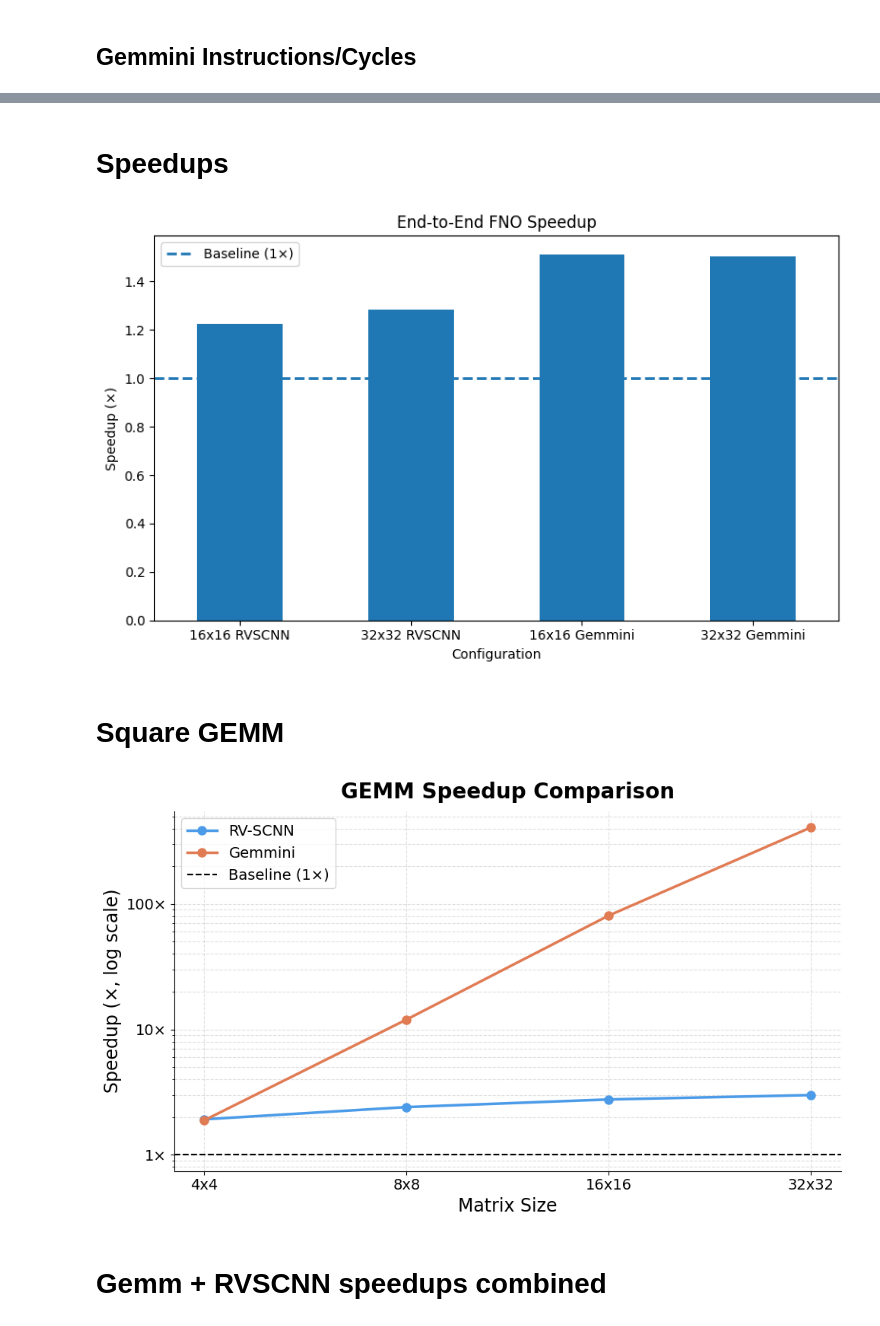
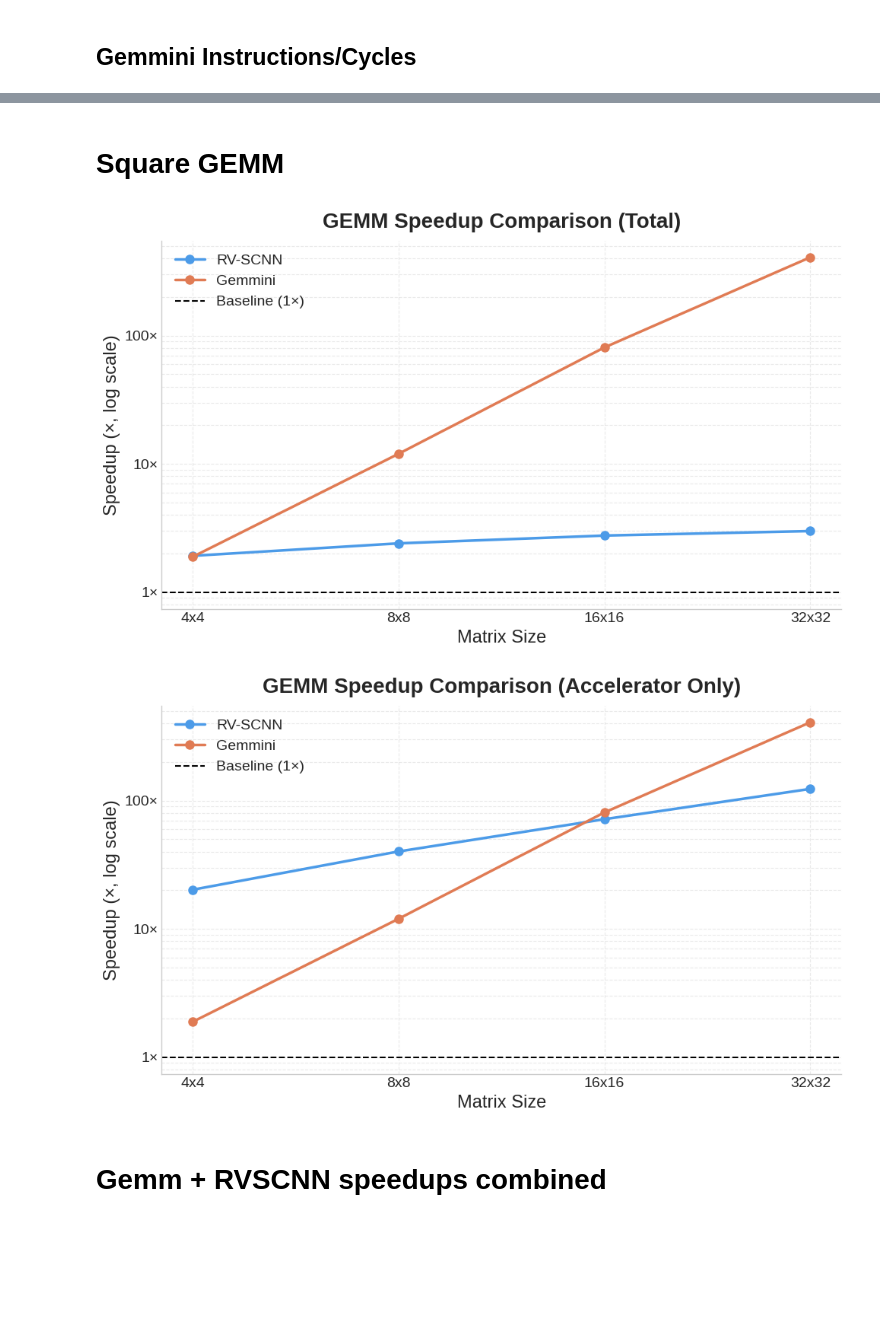
Before and after one commit to juandiegoproch/FNO_acceltests, a Jupyter notebook: graphs.ipynb, the cells around one changed output, grey strips where cells are left out. Saved outputs shown, nothing was run; the diff lists cells and outputs as text; code cells hidden in the pictures; blank space fills up the shorter version.

```diff
--- a/graphs.ipynb
+++ b/graphs.ipynb
@@ -700,2 +703,0 @@ plt.show()
-# %% [markdown]
-# Speedups
@@ -716,64 +704,48 @@ fno_speedup = pd.Series({
-# %%
-ax = fno_speedup.plot(
-    kind="bar",
-    figsize=(8, 5)
-)
-
-ax.axhline(
-    y=1,
-    linestyle="--",
-    linewidth=2,
-    label="Baseline (1×)"
-)
-
-ax.set_title("End-to-End FNO Speedup")
-ax.set_ylabel("Speedup (×)")
-ax.set_xlabel("Configuration")
-
-plt.xticks(rotation=0)
-plt.legend()
-
-plt.tight_layout()
-plt.show()
-# %% [output]
-[figure, removed]
 # %% [markdown]
 # Square GEMM
 # %%
-# ── DATAFRAME ────────────────────────────────────────────────────────────────
-import pandas as pd
-
-temp = square_gemm[["size", "rvscnn_speedup", "gemmini_speedup"]].copy()
-
-# ── GRAPH ─────────────────────────────────────────────────────────────────────
-import matplotlib.pyplot as plt
-
-FS_TITLE  = 20
-FS_LABEL  = 17
-FS_TICK   = 14
-FS_LEGEND = 14
+# ── FULL (total) speedup ───────────────────────────────────────────────────────
+temp_total = square_gemm[["size", "rvscnn_speedup", "gemmini_speedup"]].copy()
 
 fig, ax = plt.subplots(figsize=(10, 6))
-
-ax.plot(temp["size"], temp["rvscnn_speedup"],  color="#4C9BE8", linewidth=2.5, marker="o", markersize=8, label="RV-SCNN")
-ax.plot(temp["size"], temp["gemmini_speedup"], color="#E07B54", linewidth=2.5, marker="o", markersize=8, label="Gemmini")
+ax.plot(temp_total["size"], temp_total["rvscnn_speedup"],  color="#4C9BE8", linewidth=2.5, marker="o", markersize=8, label="RV-SCNN")
+ax.plot(temp_total["size"], temp_total["gemmini_speedup"], color="#E07B54", linewidth=2.5, marker="o", markersize=8, label="Gemmini")
 ax.axhline(1, color="black", linestyle="--", linewidth=1.5, label="Baseline (1×)")
-
-ax.set_title("GEMM Speedup Comparison", fontsize=FS_TITLE, fontweight="bold", pad=12)
+ax.set_title("GEMM Speedup Comparison (Total)", fontsize=FS_TITLE, fontweight="bold", pad=12)
 ax.set_xlabel("Matrix Size", fontsize=FS_LABEL)
 ax.set_ylabel("Speedup (×, log scale)", fontsize=FS_LABEL)
 ax.set_yscale("log")
 ax.yaxis.set_major_formatter(plt.FuncFormatter(lambda x, _: f"{x:.0f}×"))
 ax.tick_params(labelsize=FS_TICK)
 ax.spines[["top", "right"]].set_visible(False)
 ax.grid(linestyle="--", alpha=0.4, which="both")
 ax.legend(fontsize=FS_LEGEND)
+plt.tight_layout()
+plt.savefig("figures/square_gemm_speedup_total.png", dpi=150, bbox_inches="tight")
+plt.show()
 
+# ── ACCEL-ONLY speedup ────────────────────────────────────────────────────────
+temp_accel = square_gemm[["size", "rvscnn_accel_only_speedup", "gemmini_accel_only_speedup"]].copy()
+
+fig, ax = plt.subplots(figsize=(10, 6))
+ax.plot(temp_accel["size"], temp_accel["rvscnn_accel_only_speedup"],  color="#4C9BE8", linewidth=2.5, marker="o", markersize=8, label="RV-SCNN")
+ax.plot(temp_accel["size"], temp_accel["gemmini_accel_only_speedup"], color="#E07B54", linewidth=2.5, marker="o", markersize=8, label="Gemmini")
+ax.axhline(1, color="black", linestyle="--", linewidth=1.5, label="Baseline (1×)")
+ax.set_title("GEMM Speedup Comparison (Accelerator Only)", fontsize=FS_TITLE, fontweight="bold", pad=12)
+ax.set_xlabel("Matrix Size", fontsize=FS_LABEL)
+ax.set_ylabel("Speedup (×, log scale)", fontsize=FS_LABEL)
+ax.set_yscale("log")
+ax.yaxis.set_major_formatter(plt.FuncFormatter(lambda x, _: f"{x:.0f}×"))
+ax.tick_params(labelsize=FS_TICK)
+ax.spines[["top", "right"]].set_visible(False)
+ax.grid(linestyle="--", alpha=0.4, which="both")
+ax.legend(fontsize=FS_LEGEND)
 plt.tight_layout()
-plt.savefig("square_gemm_speedup.png", dpi=150, bbox_inches="tight")
+plt.savefig("figures/square_gemm_speedup_accel_only.png", dpi=150, bbox_inches="tight")
 plt.show()
 # %% [output]
-[figure, old version]
+[figure, new version]
+[figure, added]
 # %% [markdown]
 # Gemm + RVSCNN speedups combined
 # %%
```
Also changed, not shown: parts of 20 cells of this notebook, 39 other files.
